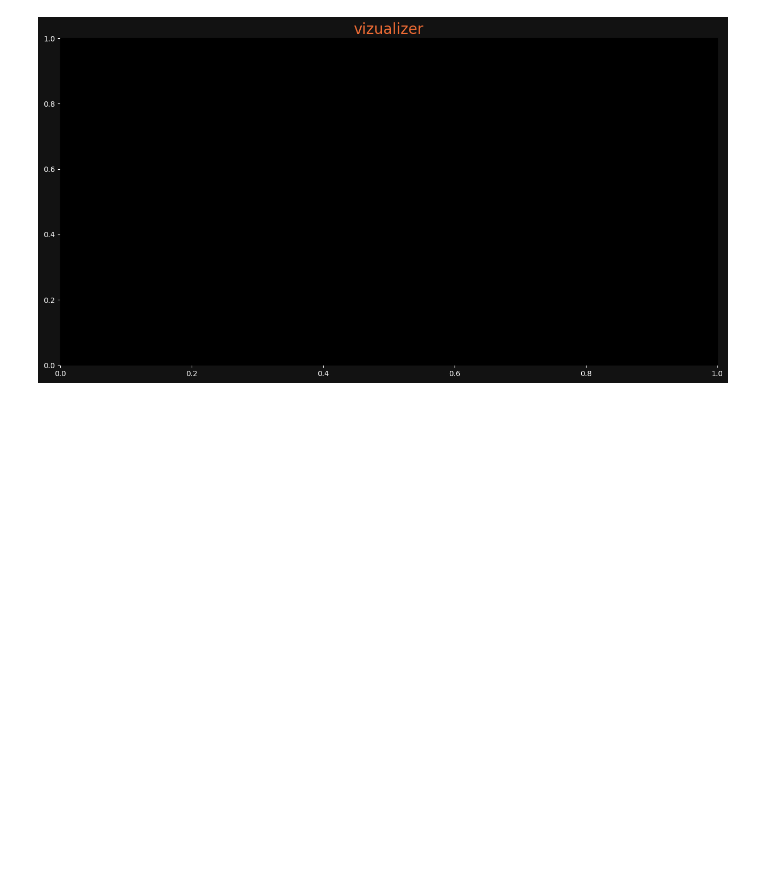
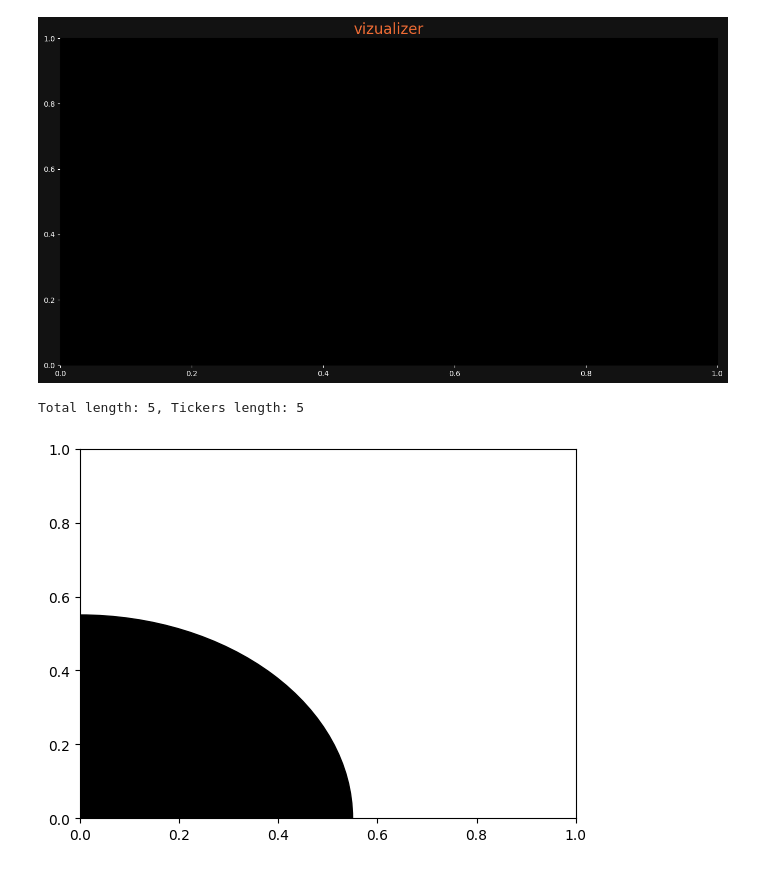
Before and after one commit to aalsaedi265/Python_money, a Jupyter notebook: pieChart.ipynb, the cells around one changed output. Cells and saved outputs as stored; diff of their text form; code cells hidden in the pictures; blank space fills up the shorter version.

```diff
--- a/pieChart.ipynb
+++ b/pieChart.ipynb
@@ -17,6 +17,8 @@ for i, ticker in enumerate(tickers):
     if not df.empty:
         price = df[-1:]['Close'][0]
         prices.append(price)
+        index = prices.index(price)
+        total.append(price * amounts[index])
     else:
         print(f"No data available for ticker {ticker}")
 # %% [output]
@@ -40,4 +42,19 @@ ax.set_title('vizualizer', color = '#EF6c35', fontsize = 20)
 # %% [output]
 Text(0.5, 1.0, 'vizualizer')
 [figure]
+# %%
+print(f"Total length: {len(total)}, Tickers length: {len(tickers)}")
+
+# Ensure 'total' and 'tickers' have the same length
+if len(total) == len(tickers):
+    patches, texts, autotexts = ax.pie(total, labels=tickers, autopct='%1.1f%%', pctdistance=0.8)
+    [text.set_color('white') for text in texts]
+
+    my_circle = plt.Circle((0, 0), 0.55, color='black')
+    plt.gca().add_artist(my_circle)
+else:
+    print("Error: Mismatch in lengths of 'total' and 'tickers'")
+# %% [output]
+Total length: 5, Tickers length: 5
+[figure, added]
 # %%
```
Also changed, not shown: parts of 3 cells of this notebook.
